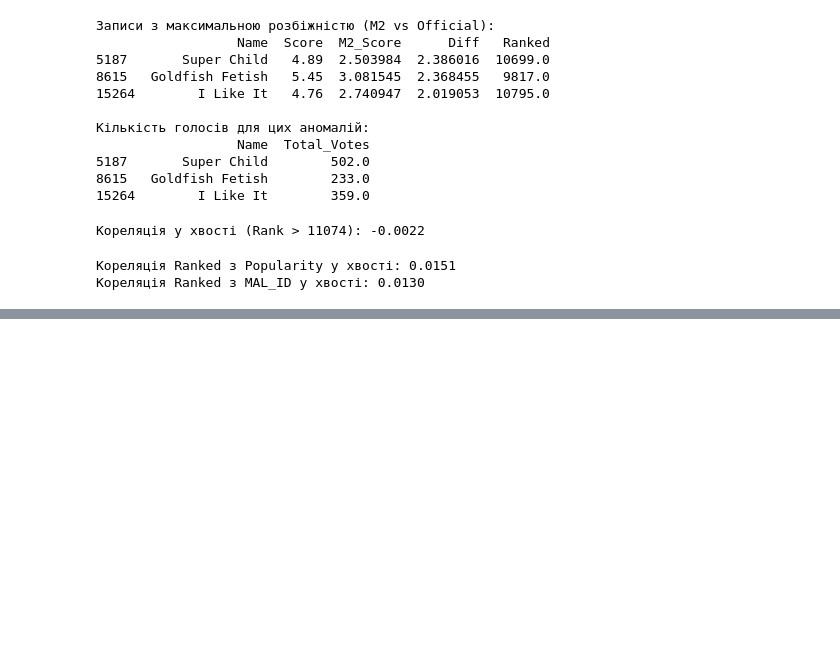
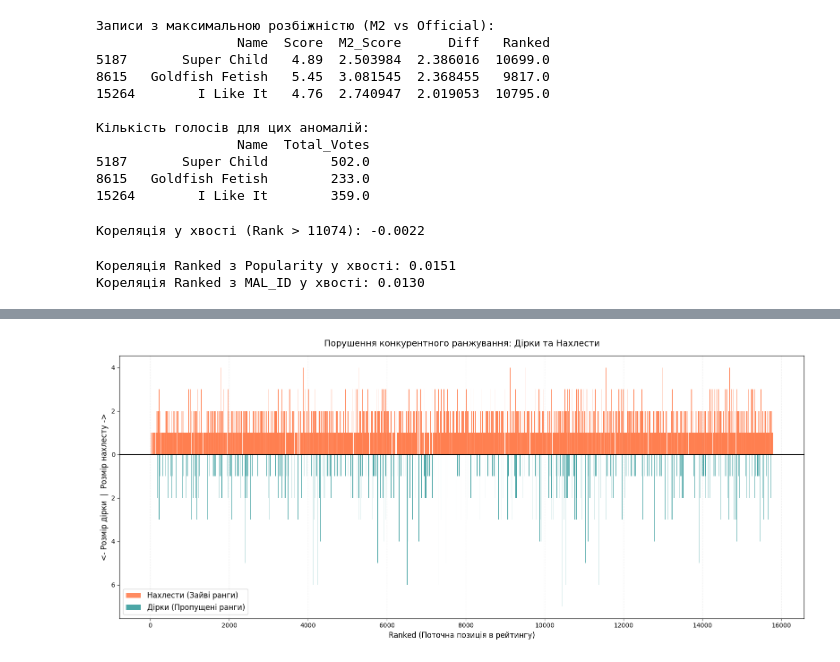
Before and after one commit to AntonBubnov/anime-rec-sys-evaluation, a Jupyter notebook: notebooks/01_preprocessing.ipynb, the cells around one changed output, grey strips where cells are left out. Drawn from its saved outputs; the diff is of its cells as text; code cells hidden in the pictures; blank space fills up the shorter version.

```diff
--- a/notebooks/01_preprocessing.ipynb
+++ b/notebooks/01_preprocessing.ipynb
@@ -963,0 +1385,99 @@ print(f"Кореляція Ranked з MAL_ID у хвості: {corr_id:.4f}")
+# %%
+import pandas as pd
+import numpy as np
+import matplotlib.pyplot as plt
+
+# 1. Підготовка даних
+ranked_clean = df_anime['Ranked'].dropna().astype(int)
+# Рахуємо скільки разів зустрічається кожен ранг і сортуємо за зростанням
+rank_counts = ranked_clean.value_counts().sort_index()
+
+ranks = rank_counts.index.values
+counts = rank_counts.values
+
+holes = []
+overlaps = []
+
+# 2. Проходимо по рейтингу і перевіряємо логіку конкурентного ранжування
+for i in range(len(ranks) - 1):
+    current_rank = ranks[i]
+    current_count = counts[i]
+    actual_next = ranks[i+1]
+
+    # За вашою логікою: поточний ранг + кількість аніме на ньому
+    expected_next = current_rank + current_count
+
+    diff = actual_next - expected_next
+
+    if diff > 0:
+        # Наступний ранг більший за очікуваний -> Дірка
+        holes.append({
+            'Current_Rank': current_rank,
+            'Actual_Next': actual_next,
+            'Expected_Next': expected_next,
+            'Hole_Size': diff
+        })
+    elif diff < 0:
+        # Наступний ранг менший за очікуваний -> Нахлест
+        overlaps.append({
+            'Current_Rank': current_rank,
+            'Actual_Next': actual_next,
+            'Expected_Next': expected_next,
+            'Overlap_Size': abs(diff)
+        })
+
+holes_df = pd.DataFrame(holes)
+overlaps_df = pd.DataFrame(overlaps)
+
+# 3. Вивід результатів
+print("--- АНАЛІЗ КОНКУРЕНТНОГО РАНЖУВАННЯ ---")
+print(f"Загальна кількість дірок: {len(holes_df)}")
+print(f"Загальна кількість нахлестів: {len(overlaps_df)}\n")
+
+if not overlaps_df.empty:
+    print("Топ-10 найбільших НАХЛЕСТІВ (наступний ранг з'явився зарано):")
+    top_overlaps = overlaps_df.sort_values('Overlap_Size', ascending=False)
+    print(top_overlaps.head(10).to_string(index=False))
+else:
+    print("Нахлестів не виявлено.")
+
+print("\nТоп-10 найбільших ДІРОК (пропущені легітимні місця):")
+if not holes_df.empty:
+    top_holes = holes_df.sort_values('Hole_Size', ascending=False)
+    print(top_holes.head(10).to_string(index=False))
+else:
+    print("Дірок не виявлено.")
+
+# 4. ВІЗУАЛІЗАЦІЯ
+fig, ax = plt.subplots(figsize=(16, 7))
+
+# Малюємо нахлести (спрямовані вгору, помаранчеві)
+if not overlaps_df.empty:
+    ax.bar(overlaps_df['Current_Rank'], overlaps_df['Overlap_Size'],
+           color='coral', width=15, alpha=0.9,
+           label='Нахлести (Зайві ранги)')
+
+# Малюємо дірки (спрямовані вниз, бірюзові)
+# Ширина відповідає розміру дірки для наочності
+if not holes_df.empty:
+    ax.bar(holes_df['Current_Rank'], -holes_df['Hole_Size'],
+           width=holes_df['Hole_Size'], align='edge',
+           color='teal', alpha=0.7,
+           label='Дірки (Пропущені ранги)')
+
+# Лінія ідеального рейтингу
+ax.axhline(0, color='black', linewidth=1.5)
+
+ax.set_title('Порушення конкурентного ранжування: Дірки та Нахлести', fontsize=14, pad=15)
+ax.set_xlabel('Ranked (Поточна позиція в рейтингу)', fontsize=12)
+ax.set_ylabel('<- Розмір дірки  |  Розмір нахлесту ->', fontsize=12)
+
+# Прибираємо мінуси з вісі Y для краси
+ticks = ax.get_yticks()
+ax.set_yticklabels([str(abs(int(tick))) for tick in ticks])
+
+ax.legend(fontsize=12)
+plt.grid(axis='x', alpha=0.3, linestyle='--')
+plt.tight_layout()
+plt.show()
+# %% [output]
@@ -963,0 +1501 @@ print(f"Кореляція Ranked з MAL_ID у хвості: {corr_id:.4f}")
+[figure, added]
```
Also changed, not shown: parts of 63 cells of this notebook, 1 other file.
